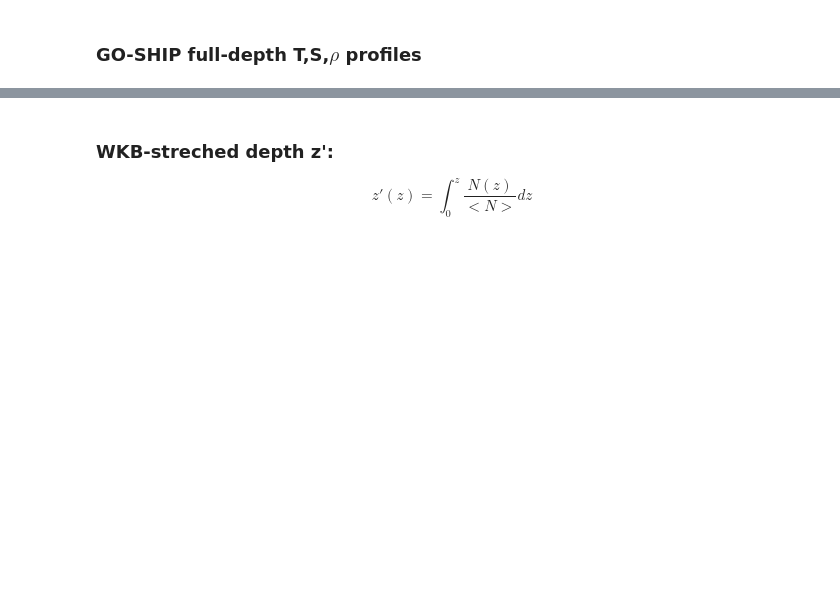
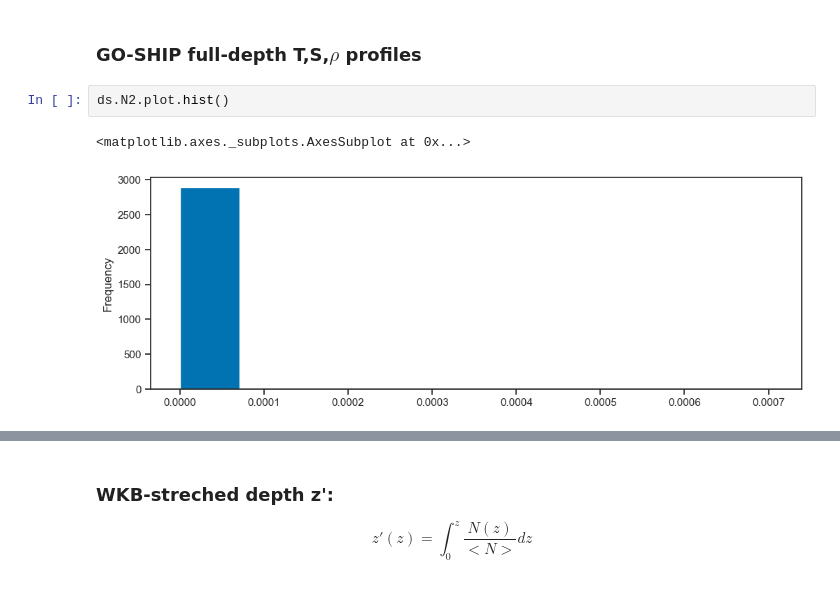
Before and after one commit to sessink/NIW, a Jupyter notebook: notebooks/vertical_modes.ipynb, the cells around one changed output, grey strips where cells are left out. Cells and saved outputs as stored; diff of their text form; blank space fills up the shorter version.

```diff
--- a/notebooks/vertical_modes.ipynb
+++ b/notebooks/vertical_modes.ipynb
@@ -62,6 +63,11 @@ N0 = np.nanmean( np.sqrt(ds.N2) )
 ds['N/N0'] = np.sqrt(ds.N2)/N0
 # %% [markdown]
 ### GO-SHIP full-depth T,S,$\rho$ profiles
+# %%
+ds.N2.plot.hist()
+# %% [output]
+<matplotlib.axes._subplots.AxesSubplot at 0x...>
+[figure, added]
 # %%
 f,ax = plt.subplots(1,5,sharey=True, figsize=(10,5))
 ax[0].plot(data.sal,data.z,'-')
```
Also changed, not shown: parts of 17 cells of this notebook.
